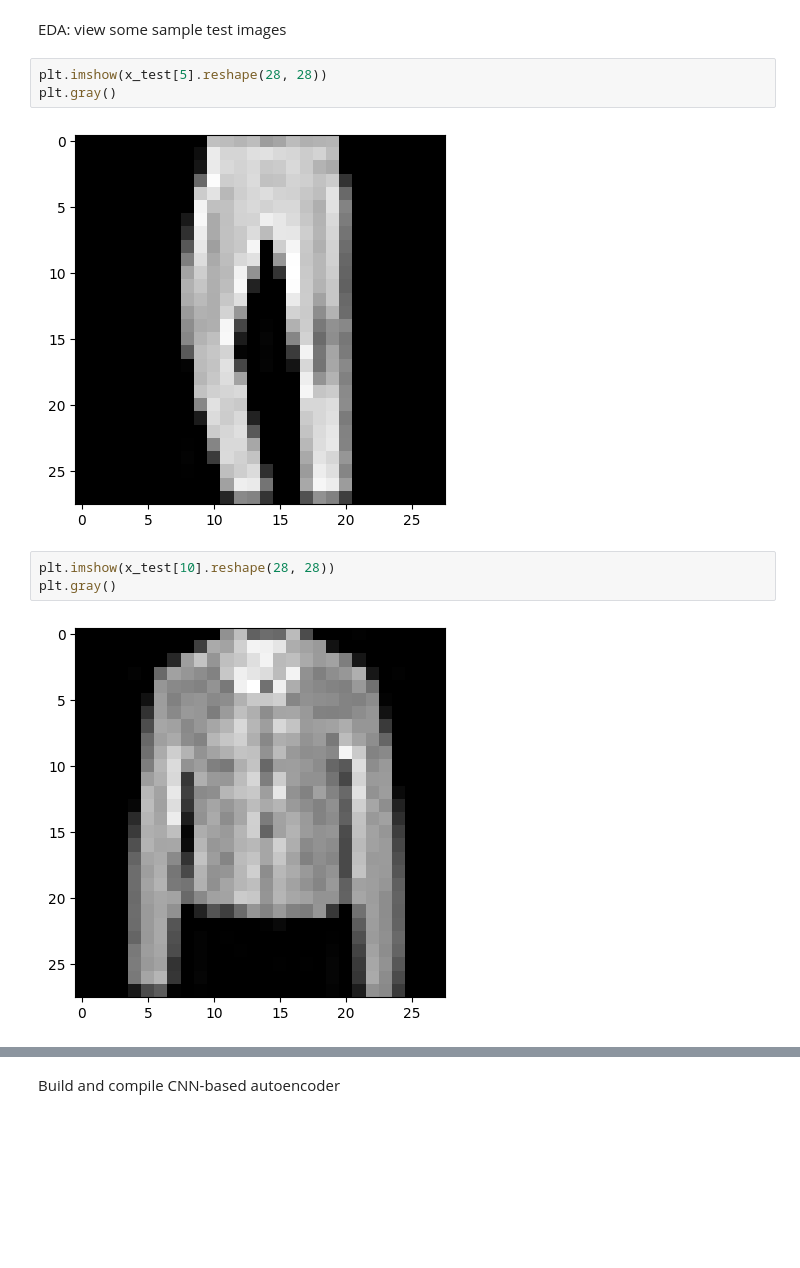
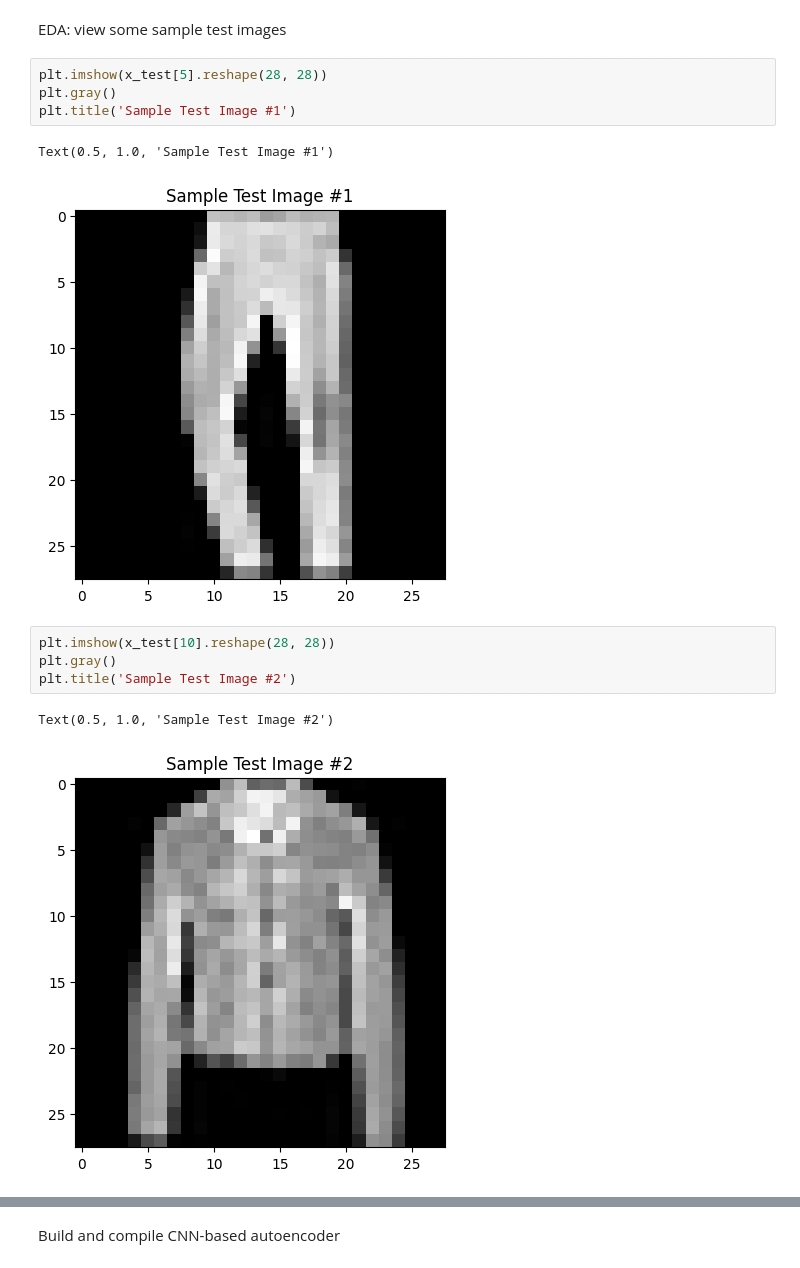
Before and after one commit to laurenwisniewski/DS4002-Project-3, a Jupyter notebook: DS_Project_3.ipynb, the cells around one changed output, grey strips where cells are left out. Saved outputs shown, nothing was run; the diff lists cells and outputs as text; blank space fills up the shorter version.

```diff
--- a/DS_Project_3.ipynb
+++ b/DS_Project_3.ipynb
@@ -64,10 +75,14 @@ EDA: view some sample test images
 # %%
 plt.imshow(x_test[5].reshape(28, 28))
 plt.gray()
+plt.title('Sample Test Image #1')
 # %% [output]
+Text(0.5, 1.0, 'Sample Test Image #1')
-[figure, old version]
+[figure, new version]
 # %%
 plt.imshow(x_test[10].reshape(28, 28))
 plt.gray()
+plt.title('Sample Test Image #2')
 # %% [output]
+Text(0.5, 1.0, 'Sample Test Image #2')
-[figure, old version]
+[figure, new version]
```
Also changed, not shown: parts of 4 cells of this notebook.
